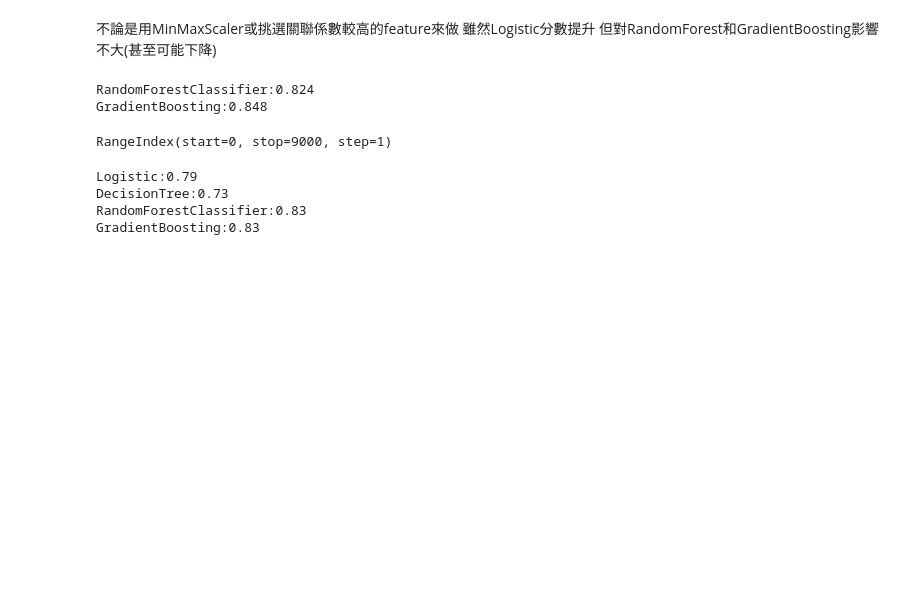
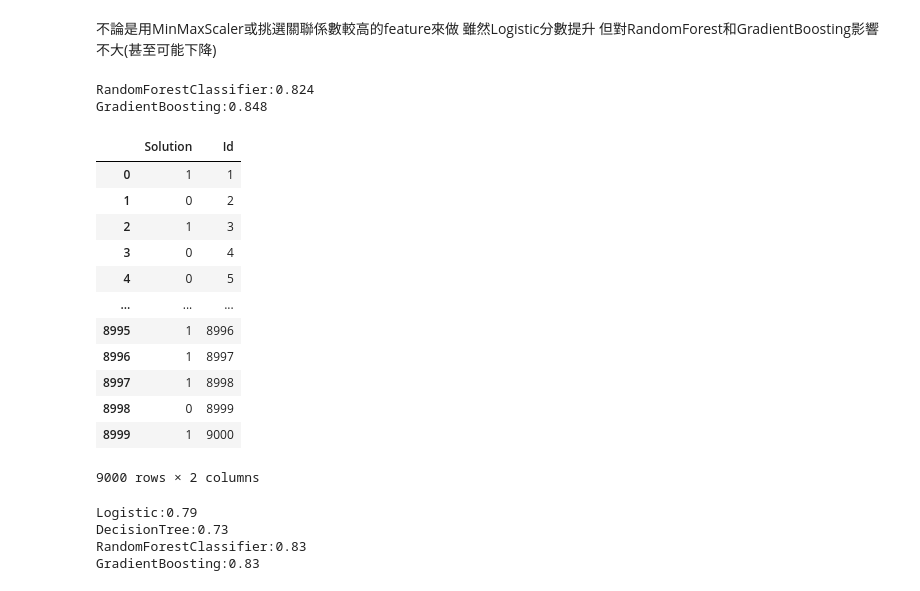
Before and after one commit to Banri0901/1st-DL-CVMarathon, a Jupyter notebook: DAY48/practice1.ipynb, the cells around one changed output. Cells and saved outputs as stored; diff of their text form; code cells hidden in the pictures; blank space fills up the shorter version.

```diff
--- a/DAY48/practice1.ipynb
+++ b/DAY48/practice1.ipynb
@@ -173,10 +173,23 @@ RandomForestClassifier:0.824
 GradientBoosting:0.848
 # %%
 pred = GDBC_model.predict(test)
-submit = pd.DataFrame(pred)
-submit[ID]
+submit = pd.DataFrame(pred, columns=['Solution'])
+submit['Id'] = submit.index+1
+submit
 # %% [output]
+|  | Solution | Id |
+| 0 | 1 | 1 |
+| 1 | 0 | 2 |
+| 2 | 1 | 3 |
+| 3 | 0 | 4 |
+| 4 | 0 | 5 |
+| ... | ... | ... |
+| 8995 | 1 | 8996 |
+| 8996 | 1 | 8997 |
+| 8997 | 1 | 8998 |
+| 8998 | 0 | 8999 |
+| 8999 | 1 | 9000 |
-RangeIndex(start=0, stop=9000, step=1)
+9000 rows × 2 columns
 # %%
 submit.to_csv('test1.csv',index=False)
 # %%
```
